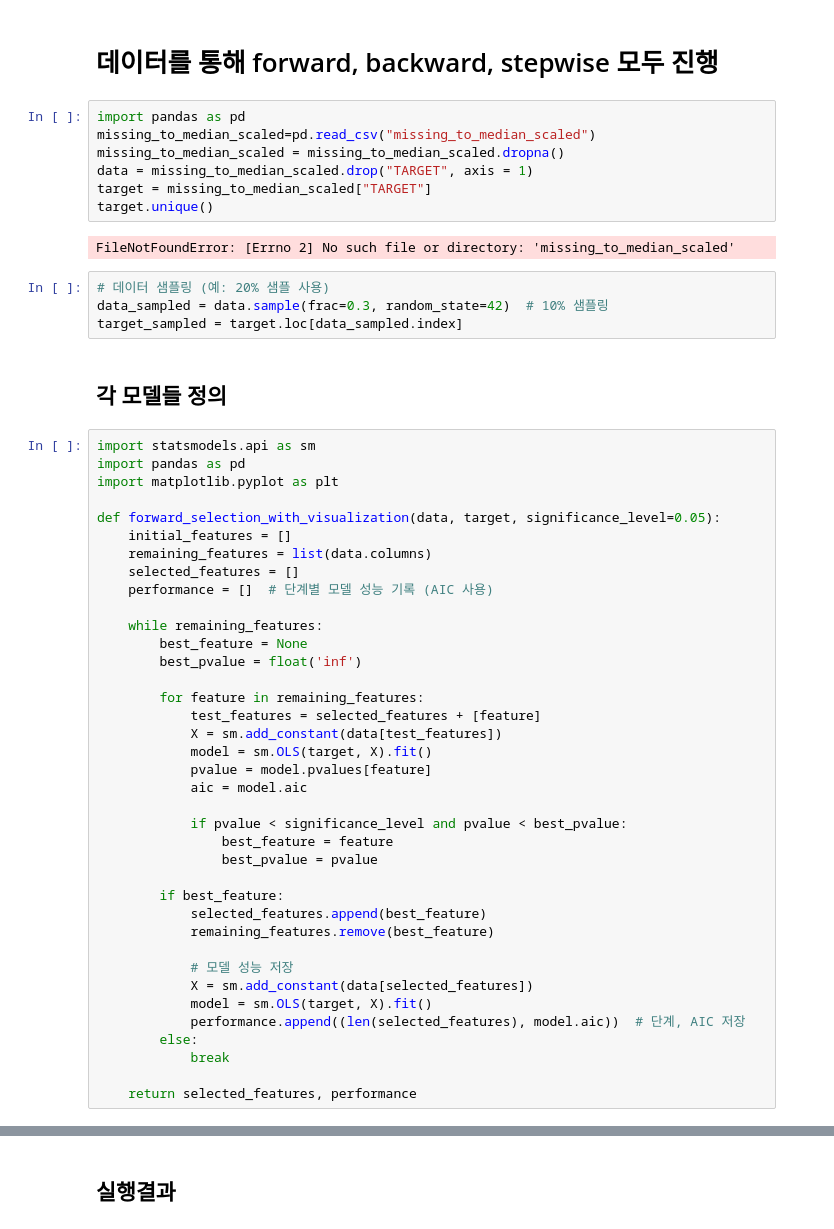
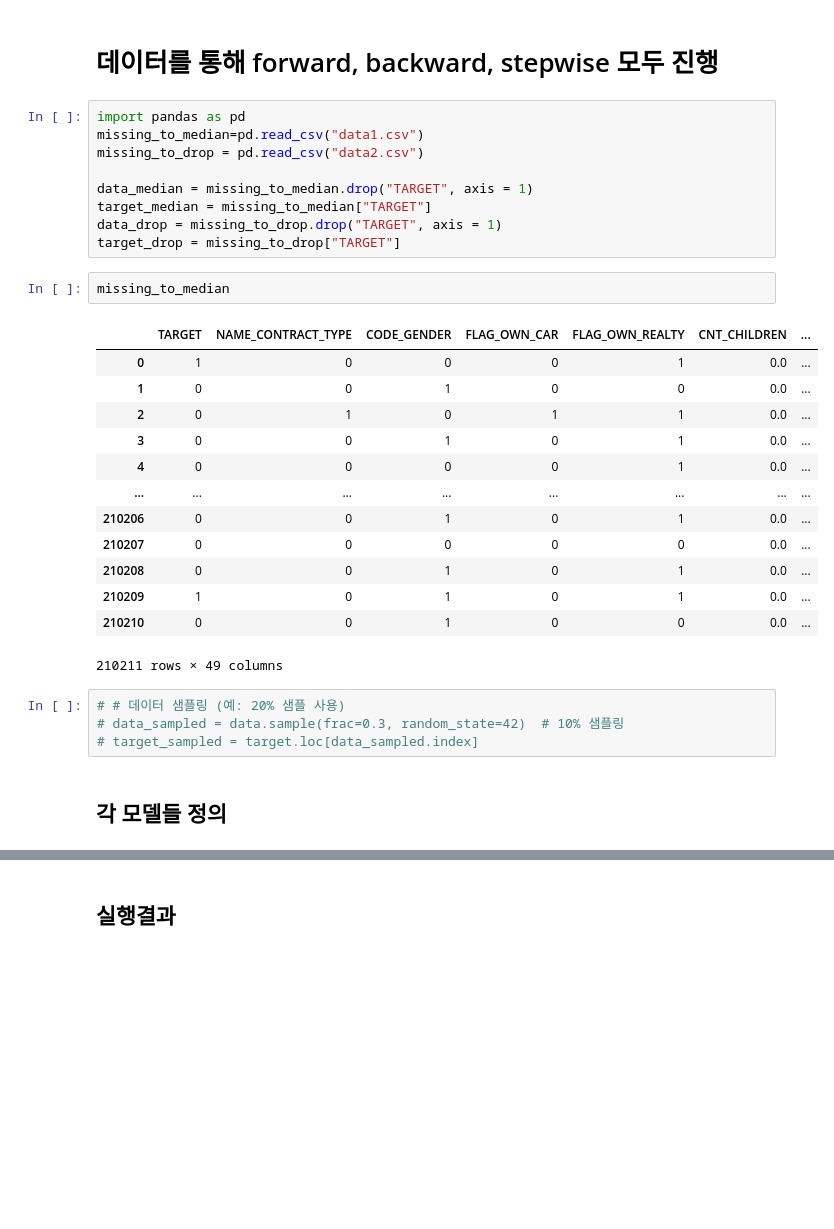
Before and after one commit to ppp1969/DataMining_TeamProject, a Jupyter notebook: forward_backward_stepwise_code.ipynb, the cells around one changed output, grey strips where cells are left out. Saved outputs shown, nothing was run; the diff lists cells and outputs as text; blank space fills up the shorter version.

```diff
--- a/forward_backward_stepwise_code.ipynb
+++ b/forward_backward_stepwise_code.ipynb
@@ -2,56 +2,34 @@
 !pip install statsmodels
 # %% [markdown]
 # 데이터를 통해 forward, backward, stepwise 모두 진행
-# %%
-import pandas as pd
-missing_to_median_scaled=pd.read_csv("missing_to_median_scaled")
-missing_to_median_scaled = missing_to_median_scaled.dropna()
-data = missing_to_median_scaled.drop("TARGET", axis = 1)
-target = missing_to_median_scaled["TARGET"]
-target.unique()
-# %% [output]
-FileNotFoundError: [Errno 2] No such file or directory: 'missing_to_median_scaled'
+# %%
+import pandas as pd
+missing_to_median=pd.read_csv("data1.csv")
+missing_to_drop = pd.read_csv("data2.csv")
+
+data_median = missing_to_median.drop("TARGET", axis = 1)
+target_median = missing_to_median["TARGET"]
+data_drop = missing_to_drop.drop("TARGET", axis = 1)
+target_drop = missing_to_drop["TARGET"]
+# %%
+missing_to_median
+# %% [output]
+|  | TARGET | NAME_CONTRACT_TYPE | CODE_GENDER | FLAG_OWN_CAR | FLAG_OWN_REALTY | CNT_CHILDREN | ... |
+| 0 | 1 | 0 | 0 | 0 | 1 | 0.0 | ... |
+| 1 | 0 | 0 | 1 | 0 | 0 | 0.0 | ... |
+| 2 | 0 | 1 | 0 | 1 | 1 | 0.0 | ... |
+| 3 | 0 | 0 | 1 | 0 | 1 | 0.0 | ... |
+| 4 | 0 | 0 | 0 | 0 | 1 | 0.0 | ... |
+| ... | ... | ... | ... | ... | ... | ... | ... |
+| 210206 | 0 | 0 | 1 | 0 | 1 | 0.0 | ... |
+| 210207 | 0 | 0 | 0 | 0 | 0 | 0.0 | ... |
+| 210208 | 0 | 0 | 1 | 0 | 1 | 0.0 | ... |
+| 210209 | 1 | 0 | 1 | 0 | 1 | 0.0 | ... |
+| 210210 | 0 | 0 | 1 | 0 | 0 | 0.0 | ... |
+210211 rows × 49 columns
 # %%
-# 데이터 샘플링 (예: 20% 샘플 사용)
-data_sampled = data.sample(frac=0.3, random_state=42)  # 10% 샘플링
-target_sampled = target.loc[data_sampled.index]
+# # 데이터 샘플링 (예: 20% 샘플 사용)
+# data_sampled = data.sample(frac=0.3, random_state=42)  # 10% 샘플링
+# target_sampled = target.loc[data_sampled.index]
 # %% [markdown]
 ## 각 모델들 정의
-# %%
-import statsmodels.api as sm
-import pandas as pd
-import matplotlib.pyplot as plt
-
-def forward_selection_with_visualization(data, target, significance_level=0.05):
-    initial_features = []
-    remaining_features = list(data.columns)
-    selected_features = []
-    performance = []  # 단계별 모델 성능 기록 (AIC 사용)
-
-    while remaining_features:
-        best_feature = None
-        best_pvalue = float('inf')
-
-        for feature in remaining_features:
-            test_features = selected_features + [feature]
-            X = sm.add_constant(data[test_features])
-            model = sm.OLS(target, X).fit()
-            pvalue = model.pvalues[feature]
-            aic = model.aic
-
-            if pvalue < significance_level and pvalue < best_pvalue:
-                best_feature = feature
-                best_pvalue = pvalue
-
-        if best_feature:
-            selected_features.append(best_feature)
-            remaining_features.remove(best_feature)
-
-            # 모델 성능 저장
-            X = sm.add_constant(data[selected_features])
-            model = sm.OLS(target, X).fit()
-            performance.append((len(selected_features), model.aic))  # 단계, AIC 저장
-        else:
-            break
-
-    return selected_features, performance
```
Also changed, not shown: parts of 12 cells of this notebook.
